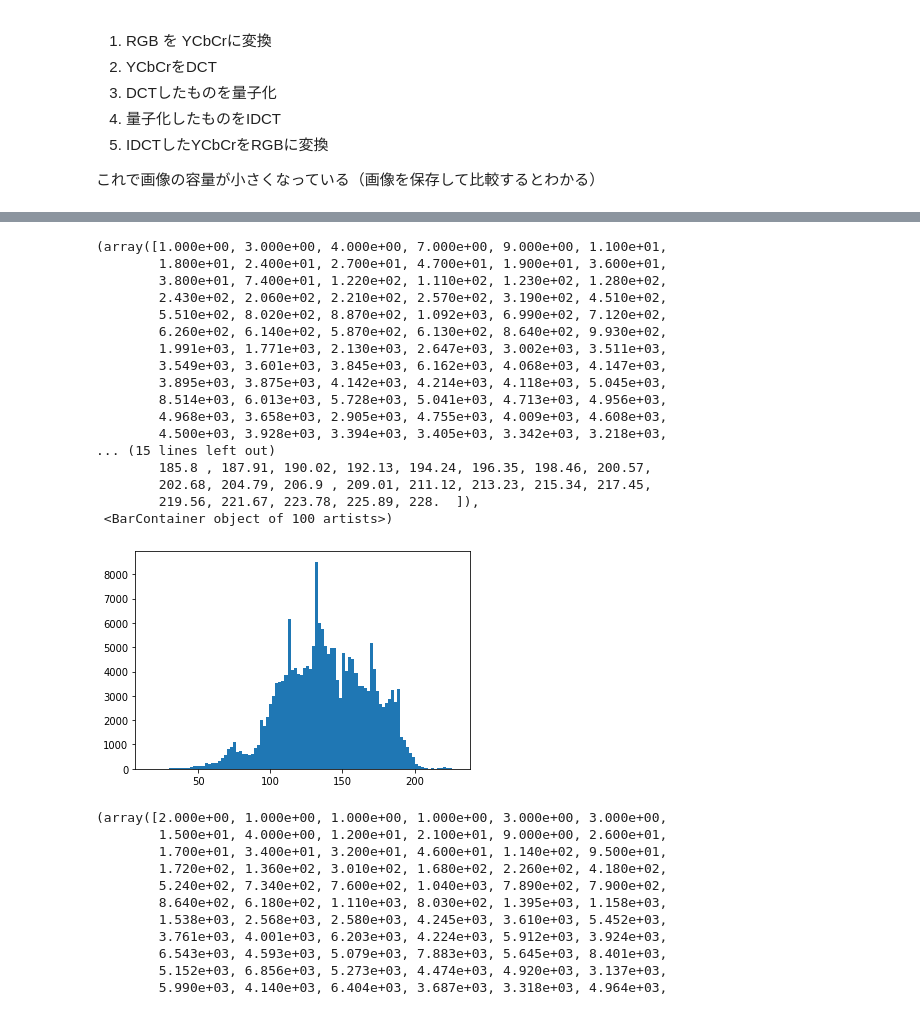
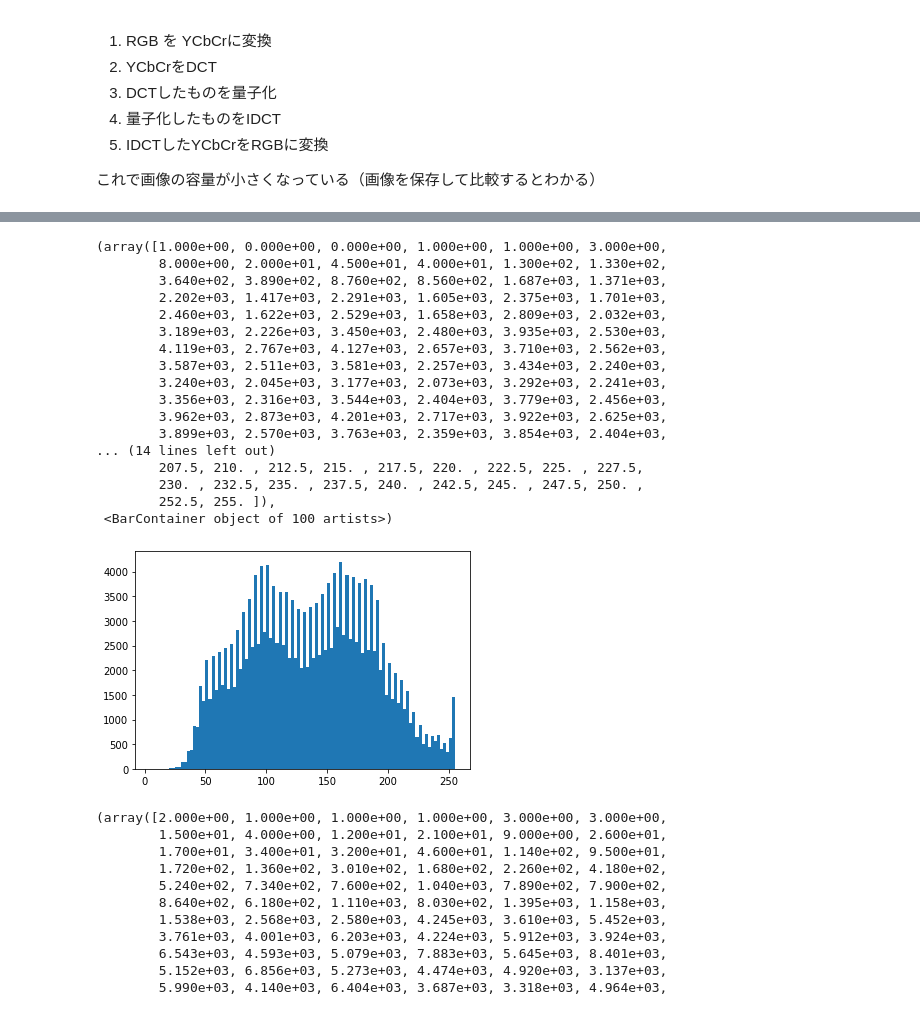
Before and after one commit to shinchu/gasyori100, a Jupyter notebook: notebooks/week_04.ipynb, the cells around one changed output, grey strips where cells are left out. Saved outputs shown, nothing was run; the diff lists cells and outputs as text; code cells hidden in the pictures.

```diff
--- a/notebooks/week_04.ipynb
+++ b/notebooks/week_04.ipynb
@@ -696,26 +946,26 @@ plt.show()
 # %%
 import matplotlib.pyplot as plt
 
-plt.hist(img_balloon.flatten(), bins=100)
+plt.hist(img_orig.flatten(), bins=100)
 # %% [output]
-(array([1.000e+00, 3.000e+00, 4.000e+00, 7.000e+00, 9.000e+00, 1.100e+01,
-        1.800e+01, 2.400e+01, 2.700e+01, 4.700e+01, 1.900e+01, 3.600e+01,
-        3.800e+01, 7.400e+01, 1.220e+02, 1.110e+02, 1.230e+02, 1.280e+02,
-        2.430e+02, 2.060e+02, 2.210e+02, 2.570e+02, 3.190e+02, 4.510e+02,
-        5.510e+02, 8.020e+02, 8.870e+02, 1.092e+03, 6.990e+02, 7.120e+02,
-        6.260e+02, 6.140e+02, 5.870e+02, 6.130e+02, 8.640e+02, 9.930e+02,
-        1.991e+03, 1.771e+03, 2.130e+03, 2.647e+03, 3.002e+03, 3.511e+03,
-        3.549e+03, 3.601e+03, 3.845e+03, 6.162e+03, 4.068e+03, 4.147e+03,
-        3.895e+03, 3.875e+03, 4.142e+03, 4.214e+03, 4.118e+03, 5.045e+03,
-        8.514e+03, 6.013e+03, 5.728e+03, 5.041e+03, 4.713e+03, 4.956e+03,
-        4.968e+03, 3.658e+03, 2.905e+03, 4.755e+03, 4.009e+03, 4.608e+03,
-        4.500e+03, 3.928e+03, 3.394e+03, 3.405e+03, 3.342e+03, 3.218e+03,
-... (15 lines left out)
-        185.8 , 187.91, 190.02, 192.13, 194.24, 196.35, 198.46, 200.57,
-        202.68, 204.79, 206.9 , 209.01, 211.12, 213.23, 215.34, 217.45,
-        219.56, 221.67, 223.78, 225.89, 228.  ]),
+(array([1.000e+00, 0.000e+00, 0.000e+00, 1.000e+00, 1.000e+00, 3.000e+00,
+        8.000e+00, 2.000e+01, 4.500e+01, 4.000e+01, 1.300e+02, 1.330e+02,
+        3.640e+02, 3.890e+02, 8.760e+02, 8.560e+02, 1.687e+03, 1.371e+03,
+        2.202e+03, 1.417e+03, 2.291e+03, 1.605e+03, 2.375e+03, 1.701e+03,
+        2.460e+03, 1.622e+03, 2.529e+03, 1.658e+03, 2.809e+03, 2.032e+03,
+        3.189e+03, 2.226e+03, 3.450e+03, 2.480e+03, 3.935e+03, 2.530e+03,
+        4.119e+03, 2.767e+03, 4.127e+03, 2.657e+03, 3.710e+03, 2.562e+03,
+        3.587e+03, 2.511e+03, 3.581e+03, 2.257e+03, 3.434e+03, 2.240e+03,
+        3.240e+03, 2.045e+03, 3.177e+03, 2.073e+03, 3.292e+03, 2.241e+03,
+        3.356e+03, 2.316e+03, 3.544e+03, 2.404e+03, 3.779e+03, 2.456e+03,
+        3.962e+03, 2.873e+03, 4.201e+03, 2.717e+03, 3.922e+03, 2.625e+03,
+        3.899e+03, 2.570e+03, 3.763e+03, 2.359e+03, 3.854e+03, 2.404e+03,
+... (14 lines left out)
+        207.5, 210. , 212.5, 215. , 217.5, 220. , 222.5, 225. , 227.5,
+        230. , 232.5, 235. , 237.5, 240. , 242.5, 245. , 247.5, 250. ,
+        252.5, 255. ]),
  <BarContainer object of 100 artists>)
-[figure, old version]
+[figure, new version]
 # %%
 plt.hist(out.flatten(), bins=100)
 # %% [output]
```
Also changed, not shown: parts of 41 cells of this notebook.
